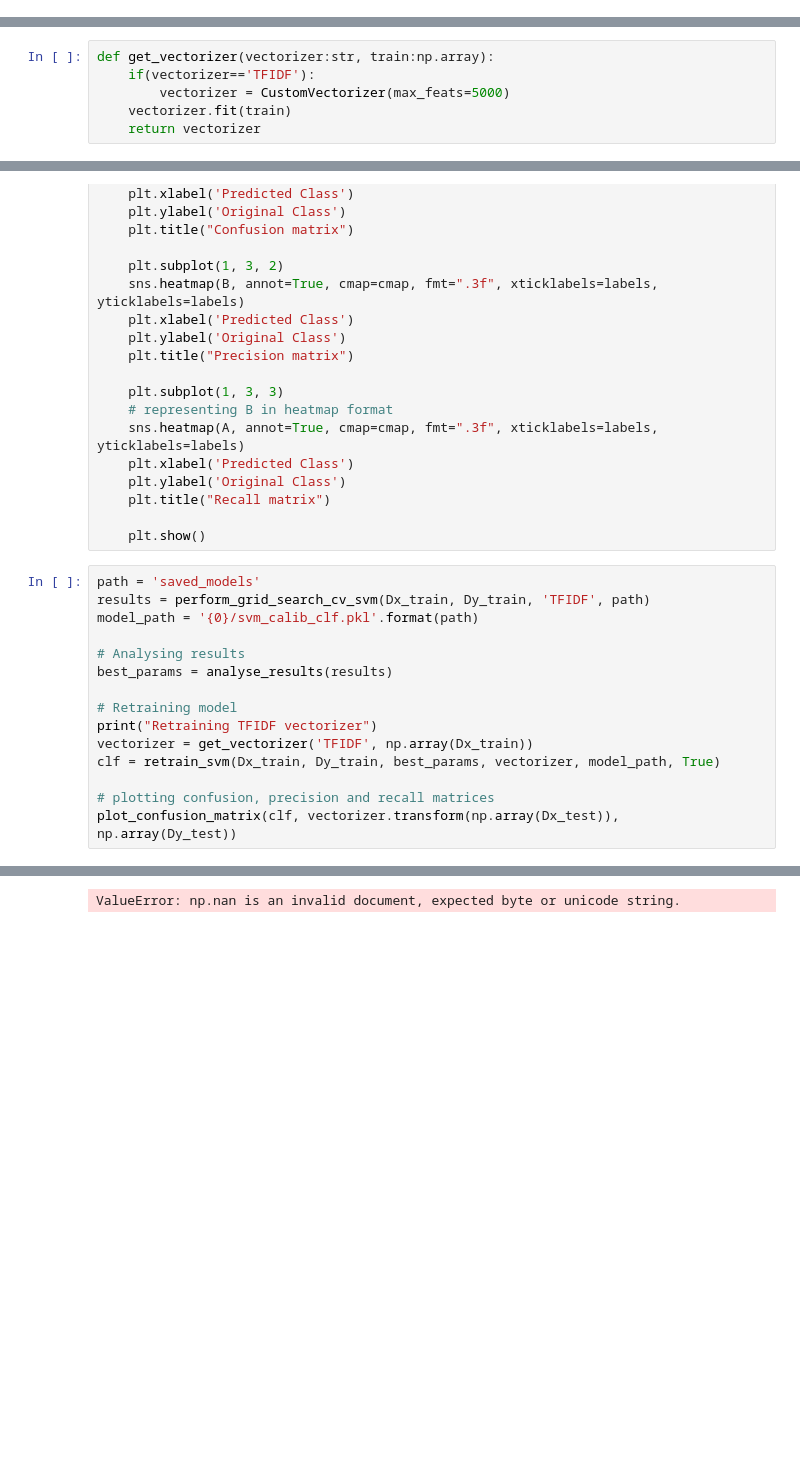
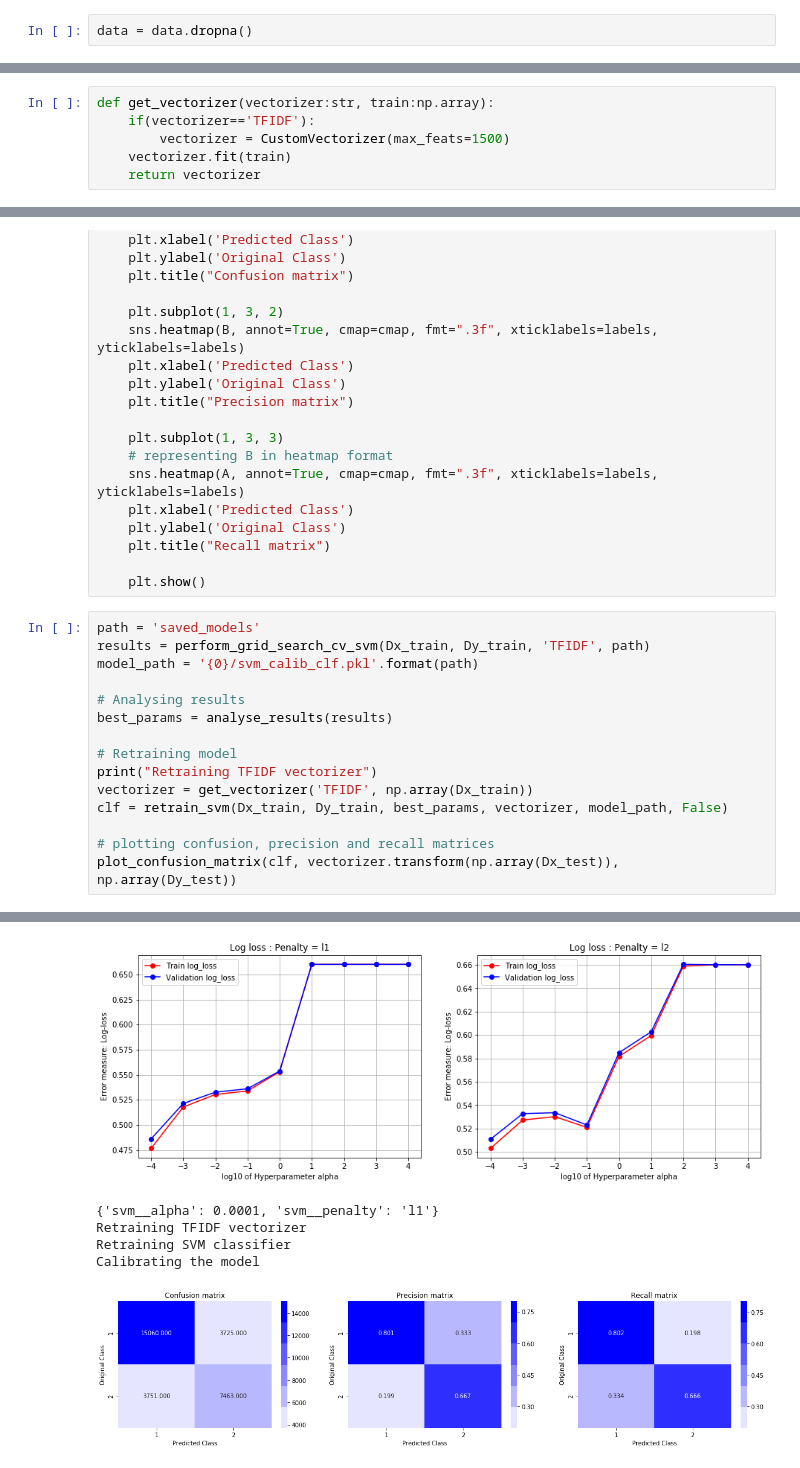
Before and after one commit to monodeepdas1215/AI-Archives, a Jupyter notebook: case_studies/quora_question_pair_similarity/QuoraQsPairSim.ipynb, the cells around one changed output, grey strips where cells are left out. Saved outputs shown, nothing was run; the diff lists cells and outputs as text; blank space fills up the shorter version.

```diff
--- a/case_studies/quora_question_pair_similarity/QuoraQsPairSim.ipynb
+++ b/case_studies/quora_question_pair_similarity/QuoraQsPairSim.ipynb
@@ -1342,6 +1342,8 @@ Index(['id', 'qid1', 'qid2', 'question1', 'question2', 'is_duplicate',
        'token_set_ratio', 'token_sort_ratio', 'fuzz_ratio',
        'fuzz_partial_ratio', 'longest_substr_ratio'],
       dtype='object')
+# %%
+data = data.dropna()
 # %%
 num_data_pts = 100000
 # %%
@@ -1378,7 +1380,7 @@ class CustomVectorizer:
 # %%
 def get_vectorizer(vectorizer:str, train:np.array):
     if(vectorizer=='TFIDF'):
-        vectorizer = CustomVectorizer(max_feats=5000)
+        vectorizer = CustomVectorizer(max_feats=1500)
     vectorizer.fit(train)
     return vectorizer
 # %%
@@ -1606,7 +1608,7 @@ best_params = analyse_results(results)
 # Retraining model
 print("Retraining TFIDF vectorizer")
 vectorizer = get_vectorizer('TFIDF', np.array(Dx_train))
-clf = retrain_svm(Dx_train, Dy_train, best_params, vectorizer, model_path, True)
+clf = retrain_svm(Dx_train, Dy_train, best_params, vectorizer, model_path, False)
 
 # plotting confusion, precision and recall matrices
 plot_confusion_matrix(clf, vectorizer.transform(np.array(Dx_test)), np.array(Dy_test))
@@ -1615 +1633,6 @@ Performing Hyperparameter Tuning...
+[figure, added]
-ValueError: np.nan is an invalid document, expected byte or unicode string.
+{'svm__alpha': 0.0001, 'svm__penalty': 'l1'}
+Retraining TFIDF vectorizer
+Retraining SVM classifier
+Calibrating the model
+[figure, added]
```
Also changed, not shown: parts of 6 cells of this notebook.
